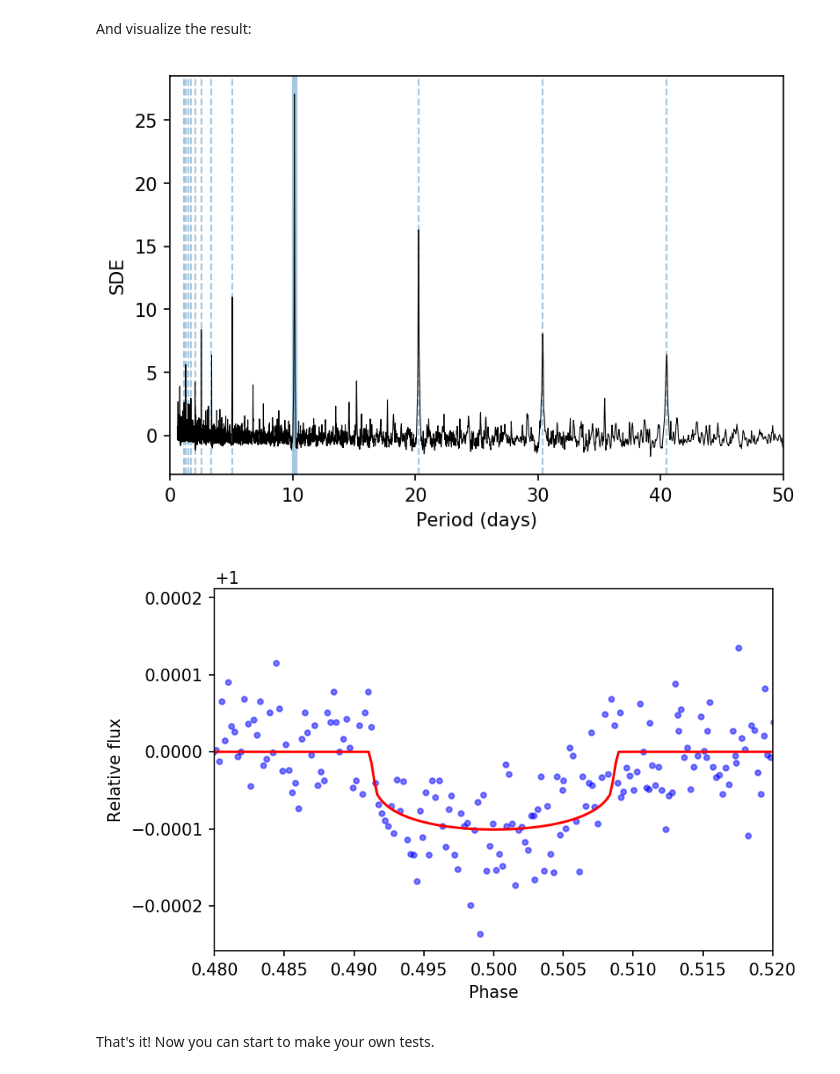
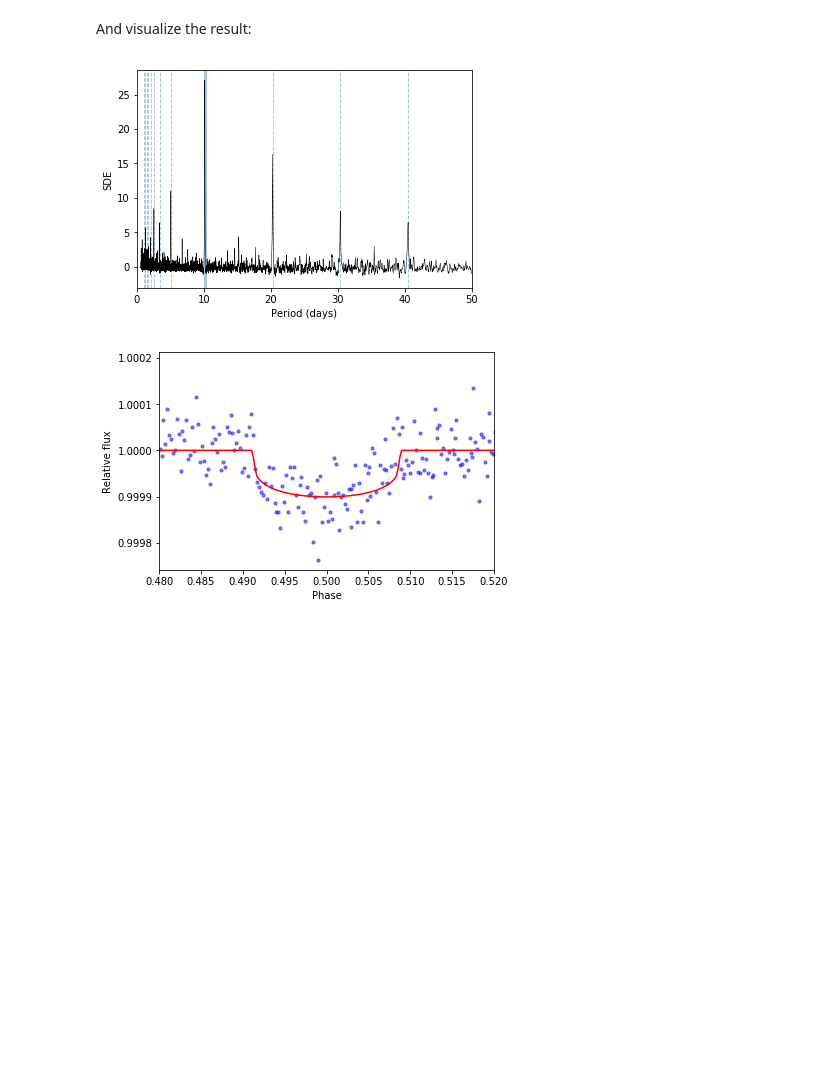
Before and after one commit to hippke/tls, a Jupyter notebook: tutorials/01 Quick start with synthetic data.ipynb, the cells around one changed output. Drawn from its saved outputs; the diff is of its cells as text; code cells hidden in the pictures; blank space fills up the shorter version.

```diff
--- a/tutorials/01 Quick start with synthetic data.ipynb
+++ b/tutorials/01 Quick start with synthetic data.ipynb
@@ -78,24 +75,23 @@ And visualize the result:
 # %%
 plt.figure()
 ax = plt.gca()
 ax.axvline(results.period, alpha=0.4, lw=3)
 plt.xlim(numpy.min(results.periods), numpy.max(results.periods))
 for n in range(2, 10):
     ax.axvline(n*results.period, alpha=0.4, lw=1, linestyle="dashed")
     ax.axvline(results.period / n, alpha=0.4, lw=1, linestyle="dashed")
 plt.ylabel(r'SDE')
 plt.xlabel('Period (days)')
 plt.plot(results.periods, results.power, color='black', lw=0.5)
 plt.xlim(0, max(results.periods))
 
 plt.figure()
 plt.plot(results.model_folded_phase, results.model_folded_model, color='red')
 plt.scatter(results.folded_phase, results.folded_y, color='blue', s=10, alpha=0.5, zorder=2)
 plt.xlim(0.48, 0.52)
+plt.ticklabel_format(useOffset=False)
 plt.xlabel('Phase')
 plt.ylabel('Relative flux');
 # %% [output]
-[figure, old version]
+[figure, new version]
-[figure, old version]
+[figure, new version]
-# %% [markdown]
-That's it! Now you can start to make your own tests.
```
Also changed, not shown: parts of 4 cells of this notebook, 25 other files.
